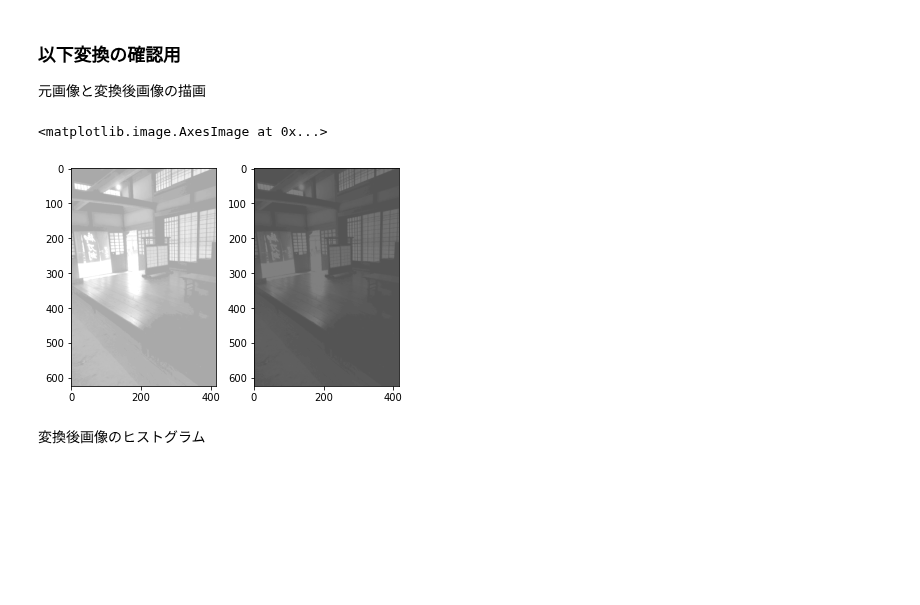
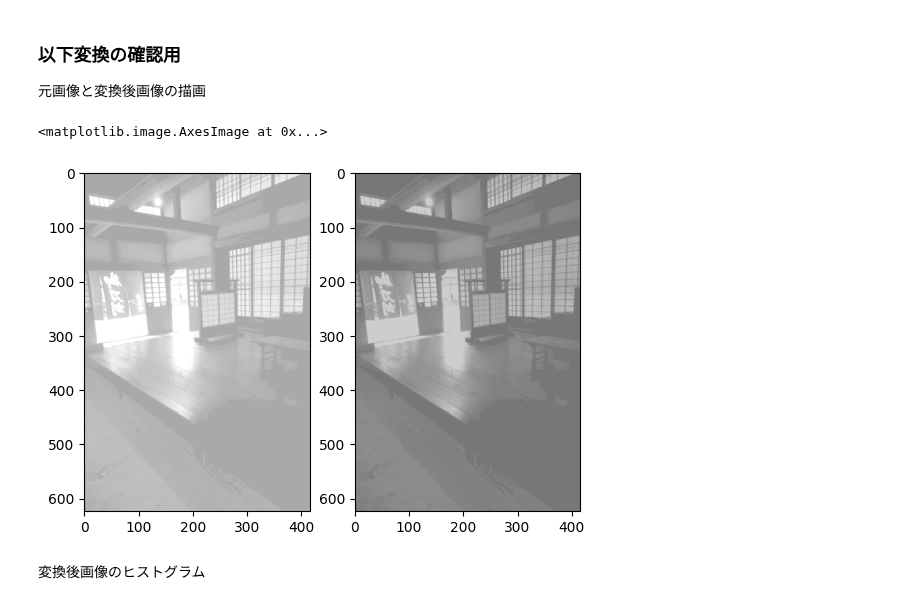
Before and after one commit to yamazoe/ImageMediaProcessing, a Jupyter notebook: week03.ipynb, the cells around one changed output. Cells and saved outputs as stored; diff of their text form; code cells hidden in the pictures; blank space fills up the shorter version.

```diff
--- a/week03.ipynb
+++ b/week03.ipynb
@@ -32,0 +48,3 @@ uploaded = files.upload()
+# %%
+imga = cv2.imread('img01a.png', 0)  # モノクロ画像として読み込み
+imgb = cv2.imread('img01b.png', 0)  # モノクロ画像として読み込み
@@ -97,18 +145,18 @@ plt.hist(img.ravel(), bins=25, range=(0, 255));
 # %%
 # 例えば，2で割った場合
-img2 = img/2
+img2 = imga-50
 # %% [markdown]
 ### 以下変換の確認用
 元画像と変換後画像の描画
 # %%
 plt.subplot(1,2,1)
-plt.imshow(img, cmap='gray', vmin = 0, vmax = 255)
+plt.imshow(imga, cmap='gray', vmin = 0, vmax = 255)
 
 plt.subplot(1,2,2)
 plt.imshow(img2, cmap='gray', vmin = 0, vmax = 255)
 # %% [output]
 <matplotlib.image.AxesImage at 0x...>
-[figure, old version]
+[figure, new version]
 # %% [markdown]
 変換後画像のヒストグラム
 # %%
```
Also changed, not shown: parts of 20 cells of this notebook.
